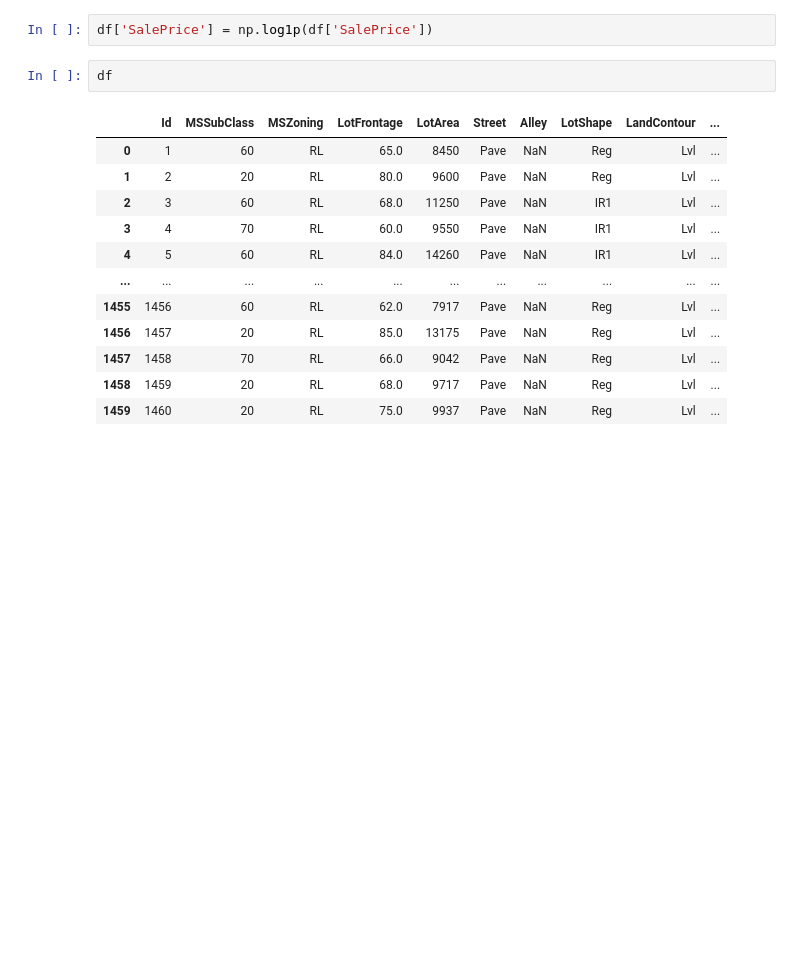
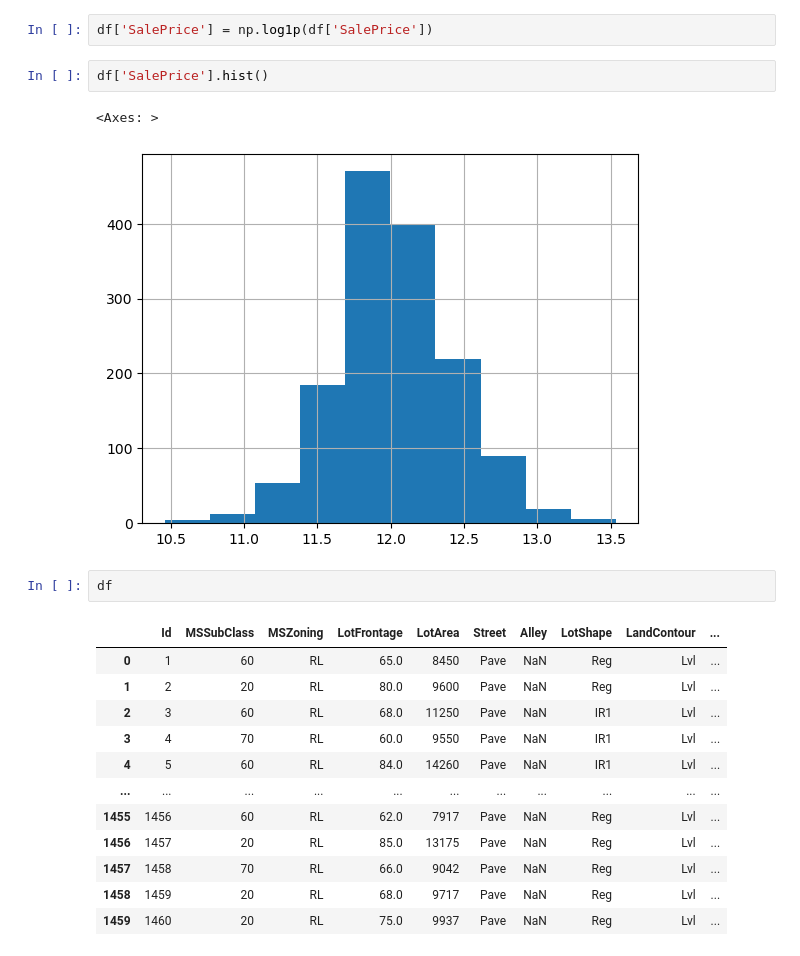
Before and after one commit to PNU-Mentoring/Study, a Jupyter notebook: daewook/T1-4.ipynb, the cells around one changed output. Cells and saved outputs as stored; diff of their text form; blank space fills up the shorter version.

```diff
--- a/daewook/T1-4.ipynb
+++ b/daewook/T1-4.ipynb
@@ -35,5 +42,10 @@ print(s1, k1)
 # %%
 df['SalePrice'] = np.log1p(df['SalePrice'])
+# %%
+df['SalePrice'].hist()
+# %% [output]
+<Axes: >
+[figure, added]
 # %%
 df
 # %% [output]
```
Also changed, not shown: parts of 2 cells of this notebook, 5 other files.
